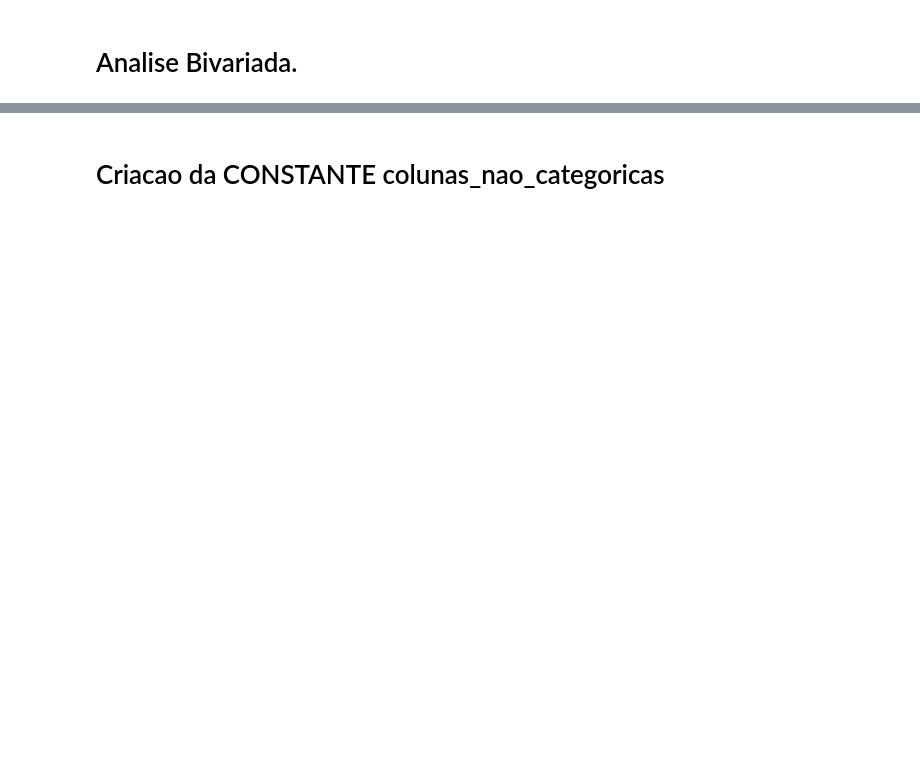
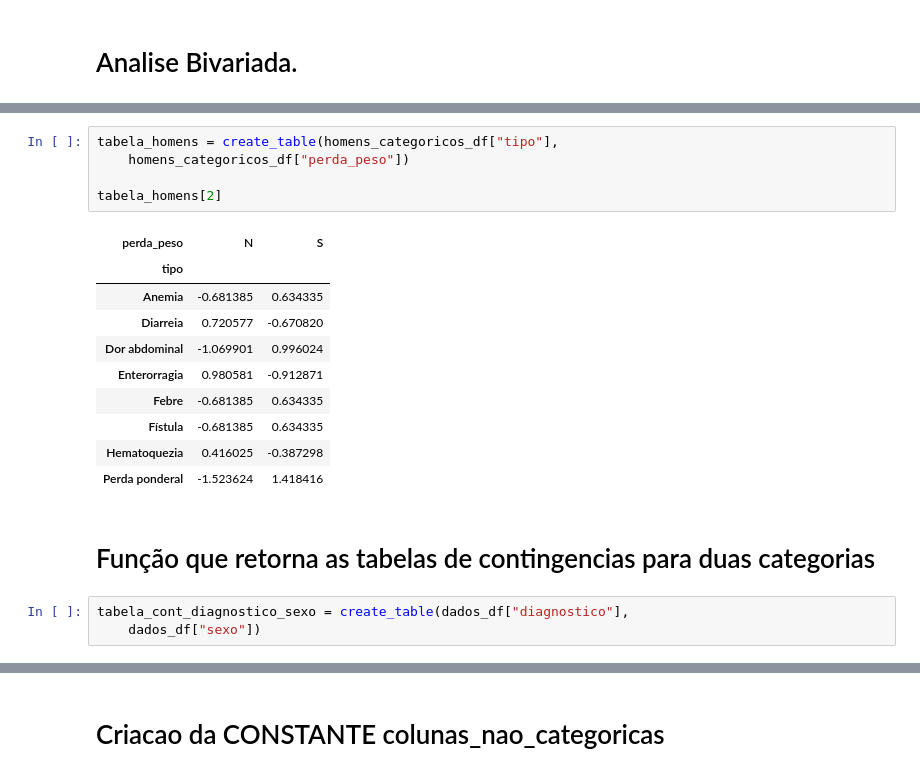
Before and after one commit to luscaalima/ME812-Unicamp, a Jupyter notebook: dados/notebook_consultoria_oficial.ipynb, the cells around one changed output, grey strips where cells are left out. Cells and saved outputs as stored; diff of their text form; blank space fills up the shorter version.

```diff
--- a/dados/notebook_consultoria_oficial.ipynb
+++ b/dados/notebook_consultoria_oficial.ipynb
@@ -157,0 +236,21 @@ total_mulheres = len(homens_df)
+# %%
+tabela_homens = create_table(homens_categoricos_df["tipo"],
+    homens_categoricos_df["perda_peso"])
+
+tabela_homens[2]
+# %% [output]
+| perda_peso | N | S |
+| tipo |  |  |
+| Anemia | -0.681385 | 0.634335 |
+| Diarreia | 0.720577 | -0.670820 |
+| Dor abdominal | -1.069901 | 0.996024 |
+| Enterorragia | 0.980581 | -0.912871 |
+| Febre | -0.681385 | 0.634335 |
+| Fístula | -0.681385 | 0.634335 |
+| Hematoquezia | 0.416025 | -0.387298 |
+| Perda ponderal | -1.523624 | 1.418416 |
+# %% [markdown]
+# Função que retorna as tabelas de contingencias para duas categorias
+# %%
+tabela_cont_diagnostico_sexo = create_table(dados_df["diagnostico"],
+    dados_df["sexo"])
```
Also changed, not shown: parts of 37 cells of this notebook, 1 other file.
